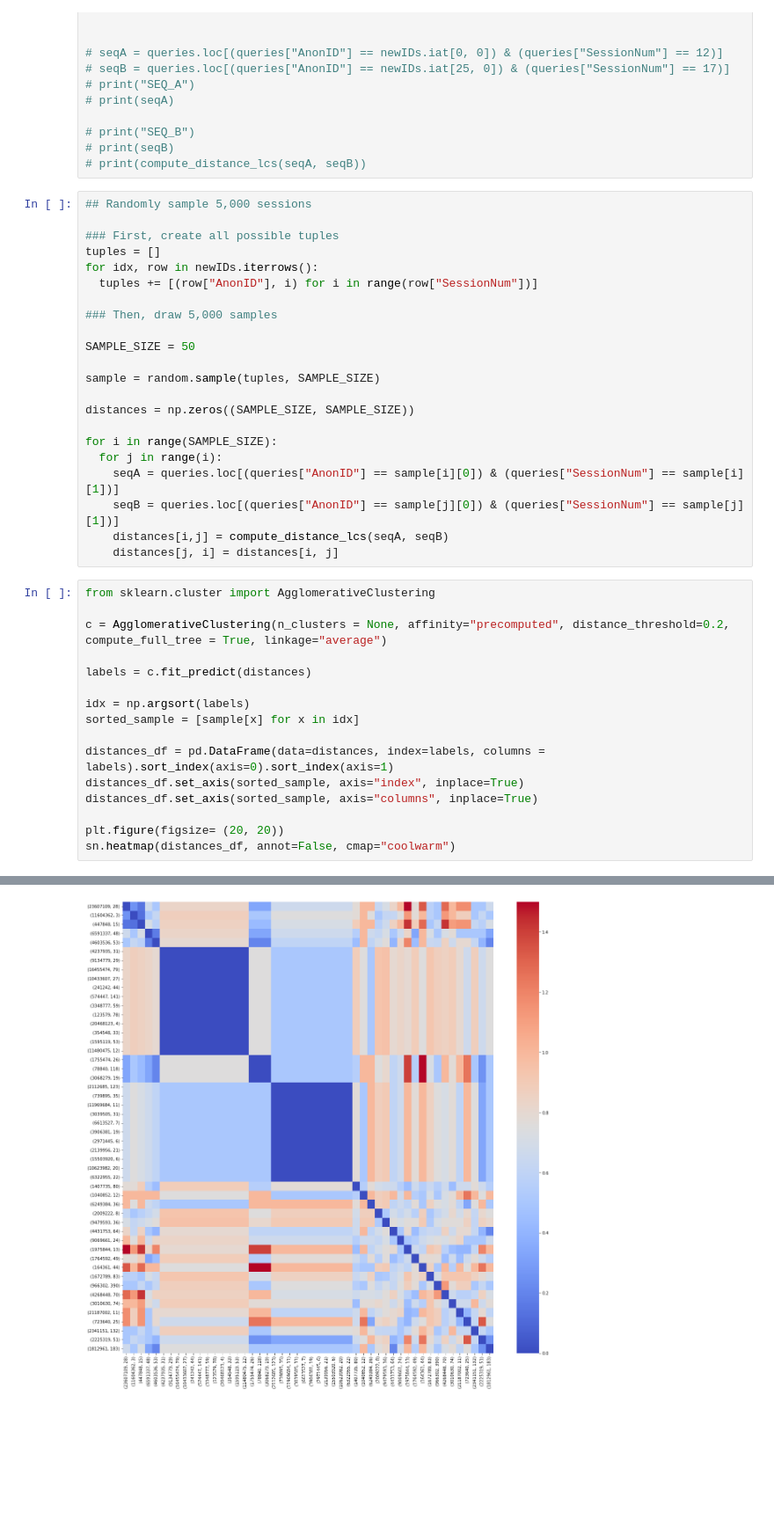
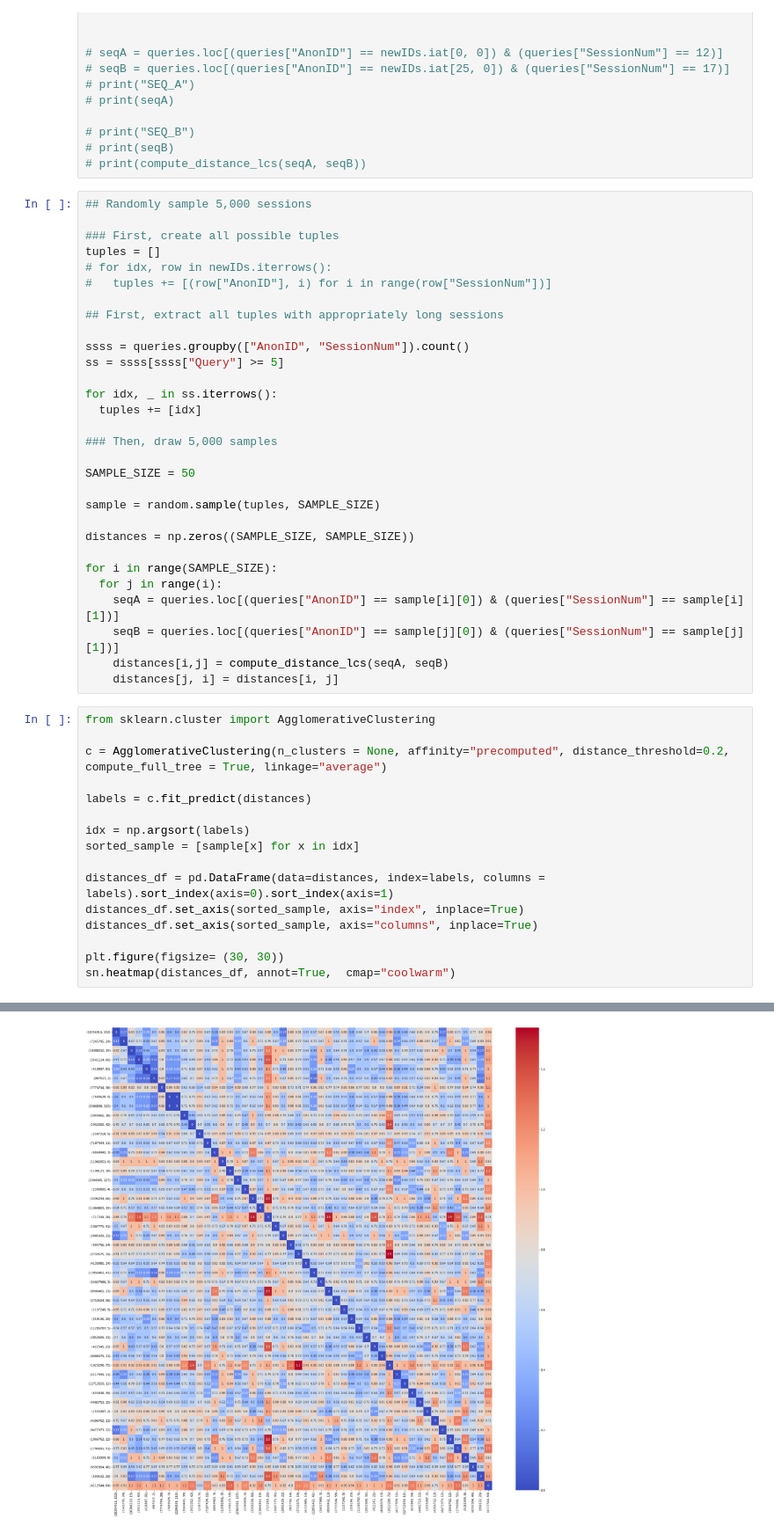
Before and after one commit to kixlab/SDS-Log-Analysis, a Jupyter notebook: AOL Analysis.ipynb, the cells around one changed output, grey strips where cells are left out. Shown at 88% size. Saved outputs shown, nothing was run; the diff lists cells and outputs as text; blank space fills up the shorter version.

```diff
--- a/AOL Analysis.ipynb
+++ b/AOL Analysis.ipynb
@@ -106,8 +106,16 @@ def compute_distance_lcs(seqA, seqB):
 
 ### First, create all possible tuples
 tuples = []
-for idx, row in newIDs.iterrows():
-  tuples += [(row["AnonID"], i) for i in range(row["SessionNum"])]
+# for idx, row in newIDs.iterrows():
+#   tuples += [(row["AnonID"], i) for i in range(row["SessionNum"])]
+
+## First, extract all tuples with appropriately long sessions
+
+ssss = queries.groupby(["AnonID", "SessionNum"]).count()
+ss = ssss[ssss["Query"] >= 5]
+
+for idx, _ in ss.iterrows():
+  tuples += [idx]
 
 ### Then, draw 5,000 samples
 
@@ -126,19 +134,19 @@ for i in range(SAMPLE_SIZE):
 # %%
 from sklearn.cluster import AgglomerativeClustering
 
 c = AgglomerativeClustering(n_clusters = None, affinity="precomputed", distance_threshold=0.2, compute_full_tree = True, linkage="average")
 
 labels = c.fit_predict(distances)
 
 idx = np.argsort(labels)
 sorted_sample = [sample[x] for x in idx]
 
 distances_df = pd.DataFrame(data=distances, index=labels, columns = labels).sort_index(axis=0).sort_index(axis=1)
 distances_df.set_axis(sorted_sample, axis="index", inplace=True)
 distances_df.set_axis(sorted_sample, axis="columns", inplace=True)
 
-plt.figure(figsize= (20, 20))
-sn.heatmap(distances_df, annot=False, cmap="coolwarm")
+plt.figure(figsize= (30, 30))
+sn.heatmap(distances_df, annot=True,  cmap="coolwarm")
 # %% [output]
 <AxesSubplot:>
-[figure, old version]
+[figure, new version]
```
Also changed, not shown: parts of 2 cells of this notebook.
